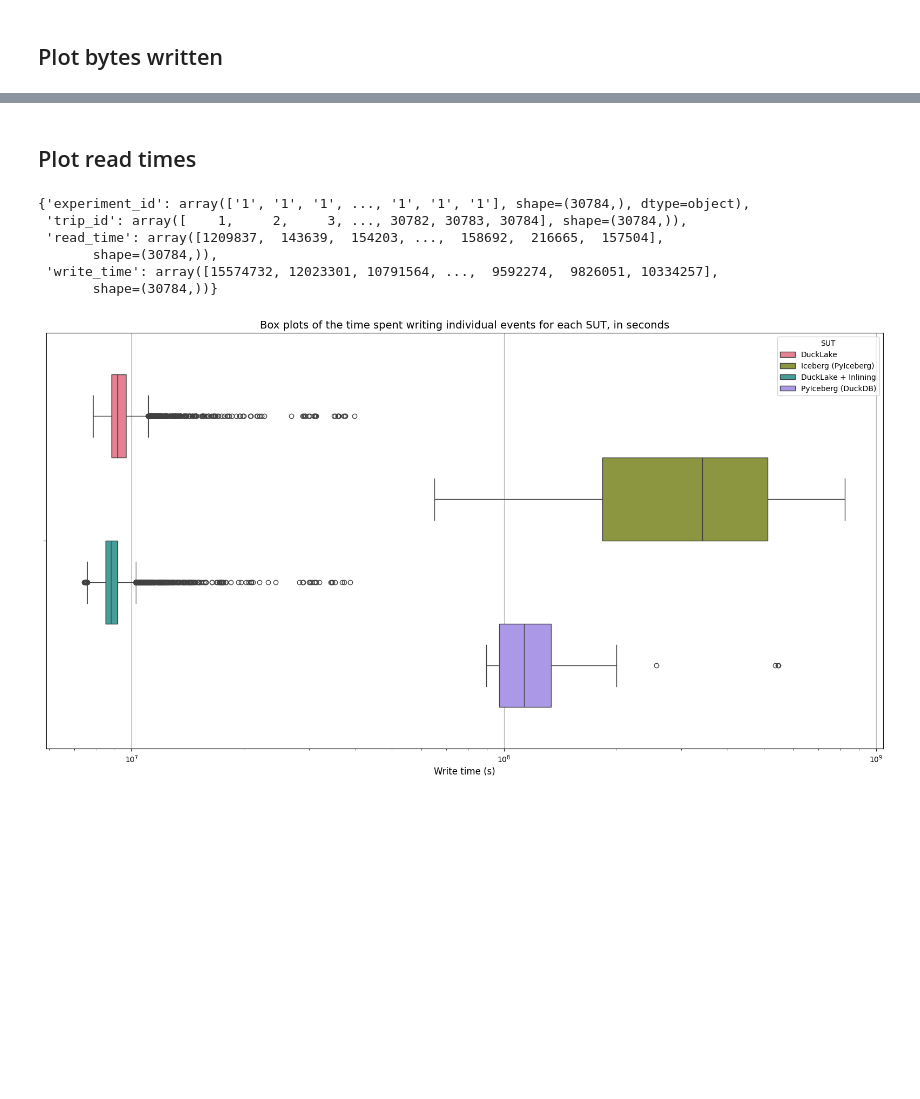
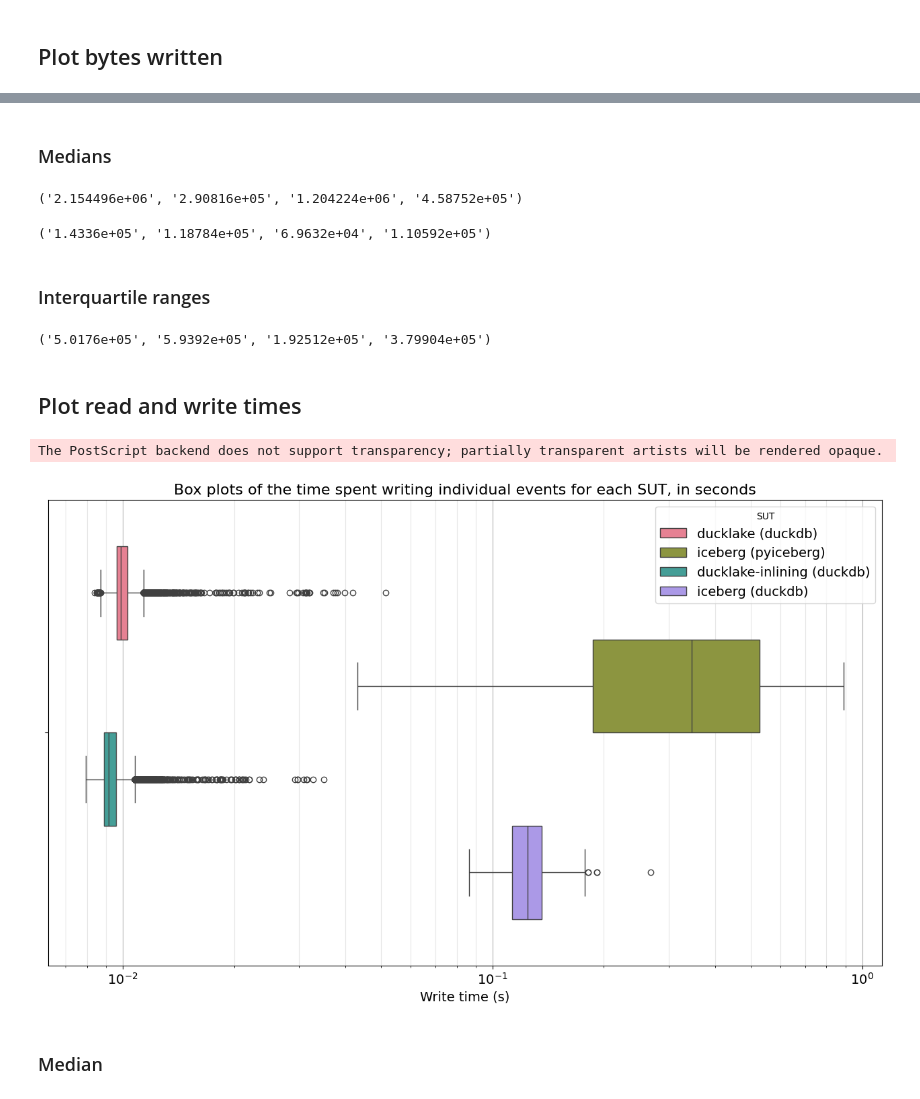
Before and after one commit to schmidtvinicius/thesis, a Jupyter notebook: benchmark/analysis/analysis.ipynb, the cells around one changed output, grey strips where cells are left out. Cells and saved outputs as stored; diff of their text form; code cells hidden in the pictures; blank space fills up the shorter version.

```diff
--- a/benchmark/analysis/analysis.ipynb
+++ b/benchmark/analysis/analysis.ipynb
@@ -186,28 +140,65 @@ plot_bytes_written(bytes_written_data, labels, markers)
+# %% [markdown]
+### Medians
+# %%
+experiment_ids = bytes_written["experiment_id"]
+ducklake_duck_median = np.median(bytes_written["bytes_written_clean"][experiment_ids == 2])
+iceberg_py_median = np.median(bytes_written["bytes_written_clean"][experiment_ids == 5])
+ducklake_in_median = np.median(bytes_written["bytes_written_clean"][experiment_ids == 8])
+iceberg_duck_median = np.median(bytes_written["bytes_written_clean"][experiment_ids == 11])
+
+np.format_float_scientific(ducklake_duck_median), np.format_float_scientific(iceberg_py_median), np.format_float_scientific(ducklake_in_median), np.format_float_scientific(iceberg_duck_median)
+# %% [output]
+('2.154496e+06', '2.90816e+05', '1.204224e+06', '4.58752e+05')
+# %%
+experiment_ids = bytes_written["experiment_id"]
+ducklake_duck_mad = scipy.stats.median_abs_deviation(bytes_written["bytes_written_clean"][experiment_ids == 2])
+iceberg_py_mad = scipy.stats.median_abs_deviation(bytes_written["bytes_written_clean"][experiment_ids == 5])
+ducklake_in_mad = scipy.stats.median_abs_deviation(bytes_written["bytes_written_clean"][experiment_ids == 8])
+iceberg_duck_mad = scipy.stats.median_abs_deviation(bytes_written["bytes_written_clean"][experiment_ids == 11])
+
+np.format_float_scientific(ducklake_duck_mad), np.format_float_scientific(iceberg_py_mad), np.format_float_scientific(ducklake_in_mad), np.format_float_scientific(iceberg_duck_mad)
+# %% [output]
+('1.4336e+05', '1.18784e+05', '6.9632e+04', '1.10592e+05')
+# %% [markdown]
+### Interquartile ranges
+# %%
+experiment_ids = bytes_written["experiment_id"]
+ducklake_duck_iqr = scipy.stats.iqr(bytes_written["bytes_written_clean"][experiment_ids == 2])
+iceberg_py_iqr = scipy.stats.iqr(bytes_written["bytes_written_clean"][experiment_ids == 5])
+ducklake_in_iqr = scipy.stats.iqr(bytes_written["bytes_written_clean"][experiment_ids == 8])
+iceberg_duck_iqr = scipy.stats.iqr(bytes_written["bytes_written_clean"][experiment_ids == 11])
+
+np.format_float_scientific(ducklake_duck_iqr), np.format_float_scientific(iceberg_py_iqr), np.format_float_scientific(ducklake_in_iqr), np.format_float_scientific(iceberg_duck_iqr)
+# %% [output]
+('5.0176e+05', '5.9392e+05', '1.92512e+05', '3.79904e+05')
 # %% [markdown]
-## Plot read times
+## Plot read and write times
 # %%
 def get_read_and_write_times(experiment_ids: list[int]):
-    return conn.query("SELECT CAST(experiment_id AS VARCHAR) AS experiment_id, trip_id, " \
-                        "read_duration_ns AS read_time, " \
-                        "write_duration_ns AS write_time " \
-                        f"FROM events WHERE experiment_id IN ({",".join(["?" for _ in range(len(experiment_ids))])});", params=experiment_ids).fetchnumpy()
+    return conn.query("SELECT ev.trip_id," \
+                        "concat(str_split_regex(ex.lakehouse, '-[0-9]')[1], ' ', '(', ex.client, ')') AS lakehouse, " \
+                        "ev.read_duration_ns/1e9 AS read_time, " \
+                        "ev.write_duration_ns/1e9 AS write_time " \
+                        "FROM events AS ev " \
+                        "JOIN experiments AS ex ON ex.id = ev.experiment_id " \
+                        f"WHERE ex.id IN ({",".join(["?" for _ in range(len(experiment_ids))])}) " \
+                        "ORDER BY ex.id;", params=experiment_ids).fetchnumpy()
 
-get_read_and_write_times([1])
+read_and_write_times = get_read_and_write_times([2,5,8,11])
-# %% [output]
-{'experiment_id': array(['1', '1', '1', ..., '1', '1', '1'], shape=(30784,), dtype=object),
- 'trip_id': array([    1,     2,     3, ..., 30782, 30783, 30784], shape=(30784,)),
- 'read_time': array([1209837,  143639,  154203, ...,  158692,  216665,  157504],
-       shape=(30784,)),
- 'write_time': array([15574732, 12023301, 10791564, ...,  9592274,  9826051, 10334257],
-       shape=(30784,))}
 # %%
-plt.figure(figsize=(20,10))
+plt.figure(figsize=(16,9))
 ax = plt.subplot()
-ax.grid(visible=True)
-ax.set_title("Box plots of the time spent writing individual events for each SUT, in seconds", fontsize=FONT_SIZE_TITLE)
-ax.set_xlabel("Write time (s)", fontsize=FONT_SIZE)
-sns.boxplot(get_read_and_write_times([i for i in range(1,11,3)]), x="write_time", hue="experiment_id", log_scale=True, palette=sns.color_palette("husl", 4))
-ax.legend(title="SUT", labels=["DuckLake", "Iceberg (PyIceberg)", "DuckLake + Inlining", "PyIceberg (DuckDB)"])
+ax.grid()
+ax.grid(which="minor", color="0.9")
+ax.set_title("Box plots of the time spent writing individual events for each SUT, in seconds", fontsize=FONT_SIZE_TITLE+2)
+ax.set_xlabel("Write time (s)", fontsize=FONT_SIZE+2)
+ax.tick_params(axis="x", which='major', labelsize=FONT_SIZE+2)
+sns.boxplot(read_and_write_times, x="write_time", hue="lakehouse", palette=sns.color_palette("husl", 4), ax=ax, log_scale=True)
+ax.legend(loc="best", title="SUT", fontsize=FONT_SIZE+2)
+plt.savefig("/home/vinicius/drive/RU/Master/2526/thesis/Master_Thesis/imgs/box-write-times-individual.eps", bbox_inches="tight")
 plt.show()
 # %% [output]
+The PostScript backend does not support transparency; partially transparent artists will be rendered opaque.
-[figure, old version]
+[figure, new version]
+# %% [markdown]
+### Median
```
Also changed, not shown: parts of 21 cells of this notebook, 1 other file.
